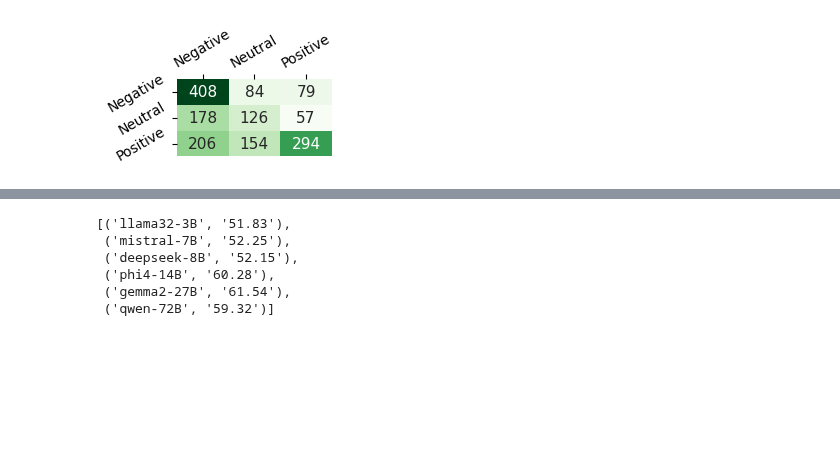
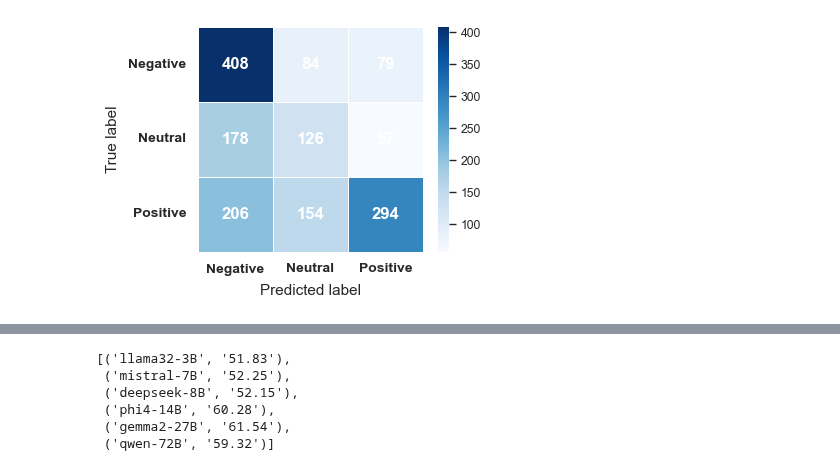
Before and after one commit to hamidhosen42/Bengali-MultiDomain-LLM-Evaluation, a Jupyter notebook: Scripts/plot-notebook.ipynb, the cells around one changed output, grey strips where cells are left out. Cells and saved outputs as stored; diff of their text form; code cells hidden in the pictures; blank space fills up the shorter version.

Commit message:
result update

```diff
--- a/Scripts/plot-notebook.ipynb
+++ b/Scripts/plot-notebook.ipynb
@@ -123,11 +174,54 @@ def con_mat_senti(cm, class_names,model_name):
+# %%
+import matplotlib.pyplot as plt
+import seaborn as sns
+import os
+
+def con_mat_senti(cm, class_names, model_name, results_dir="."):
+    """
+    Draws and saves a clean confusion matrix heatmap with dark blue color tones.
+    """
+
+    plt.figure(figsize=(4, 3))  # 🔹 Bigger and clearer
+    ax = plt.subplot()
+
+    # 🔹 Use dark blue color map ('Blues' similar to your provided image)
+    sns.heatmap(
+        cm,
+        annot=True,
+        fmt="d",
+        cmap="Blues",
+        ax=ax,
+        annot_kws={"size": 12, "weight": "bold", "color": "white"},
+        square=True,
+        cbar=True,
+        linewidths=0.4,
+        linecolor='white'
+    )
+
+    # 🔹 Label settings
+    ax.set_xlabel("Predicted label", fontsize=11, labelpad=6)
+    ax.set_ylabel("True label", fontsize=11, labelpad=6)
+
+    ax.xaxis.set_ticklabels(class_names, rotation=0, fontsize=10, weight='bold')
+    ax.yaxis.set_ticklabels(class_names, rotation=0, fontsize=10, weight='bold')
+
+    # 🔹 Adjust layout
+    plt.tight_layout()
+
+    # 🔹 Save high-quality figure
+    os.makedirs(results_dir, exist_ok=True)
+    plt.savefig(os.path.join(results_dir, f"{model_name}.png"), dpi=600, bbox_inches='tight')
+
+    plt.show()
+    plt.close()
 # %%
 ## Zero shot worst model
 v_model = confusion_matrix(zero_senti['label'],zero_senti['llama32-3B'])
 class_names =['Negative','Neutral','Positive']
-con_mat_senti(v_model, class_names,"senti_llama_conf")
+con_mat_senti(v_model, class_names,"1_senti_llama_conf_zero_worst_model")
 #v_model
 # %% [output]
-[figure, old version]
+[figure, new version]
 # %%
 ## Zero shot best model
 v_model = confusion_matrix(zero_senti['label'],zero_senti['gemma2-27B'])
```
Also changed, not shown: parts of 74 cells of this notebook, 38 other files.
